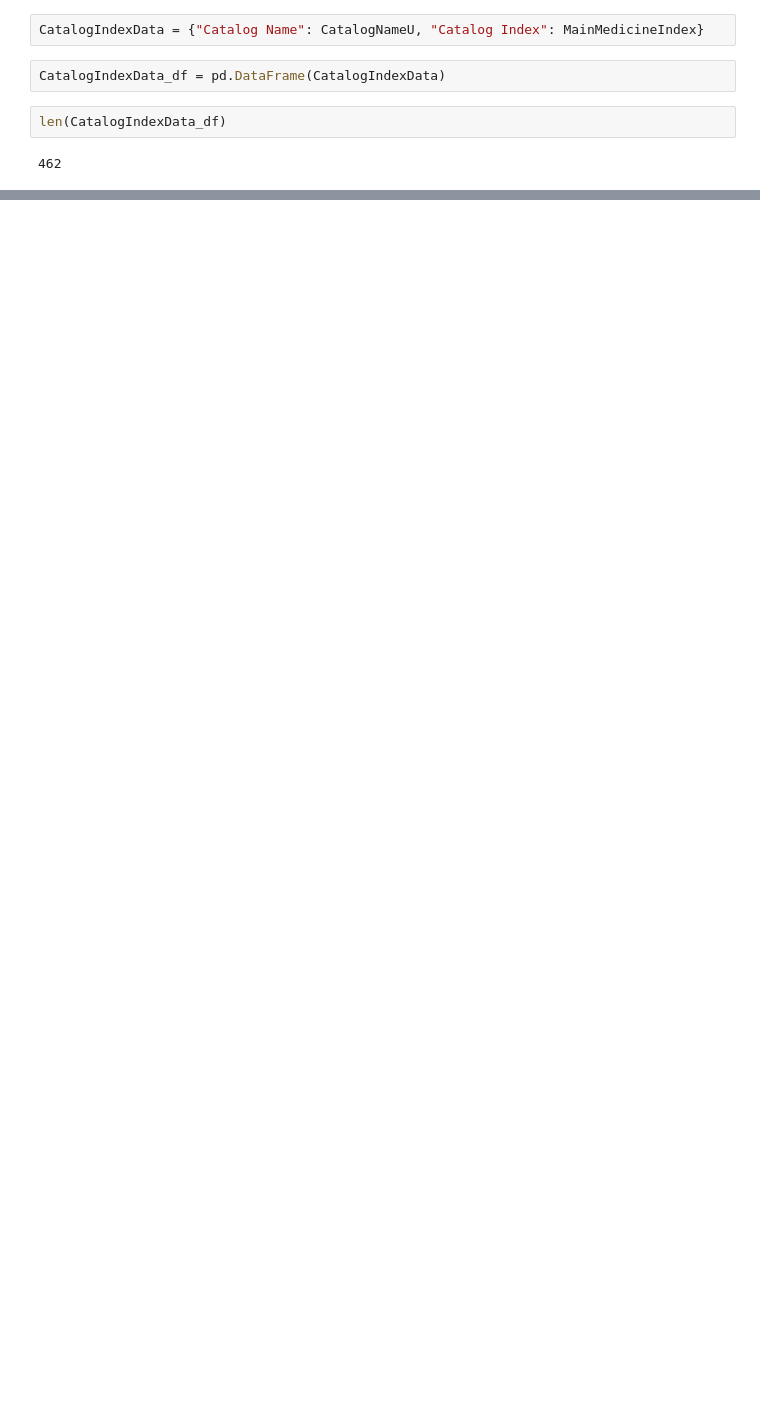
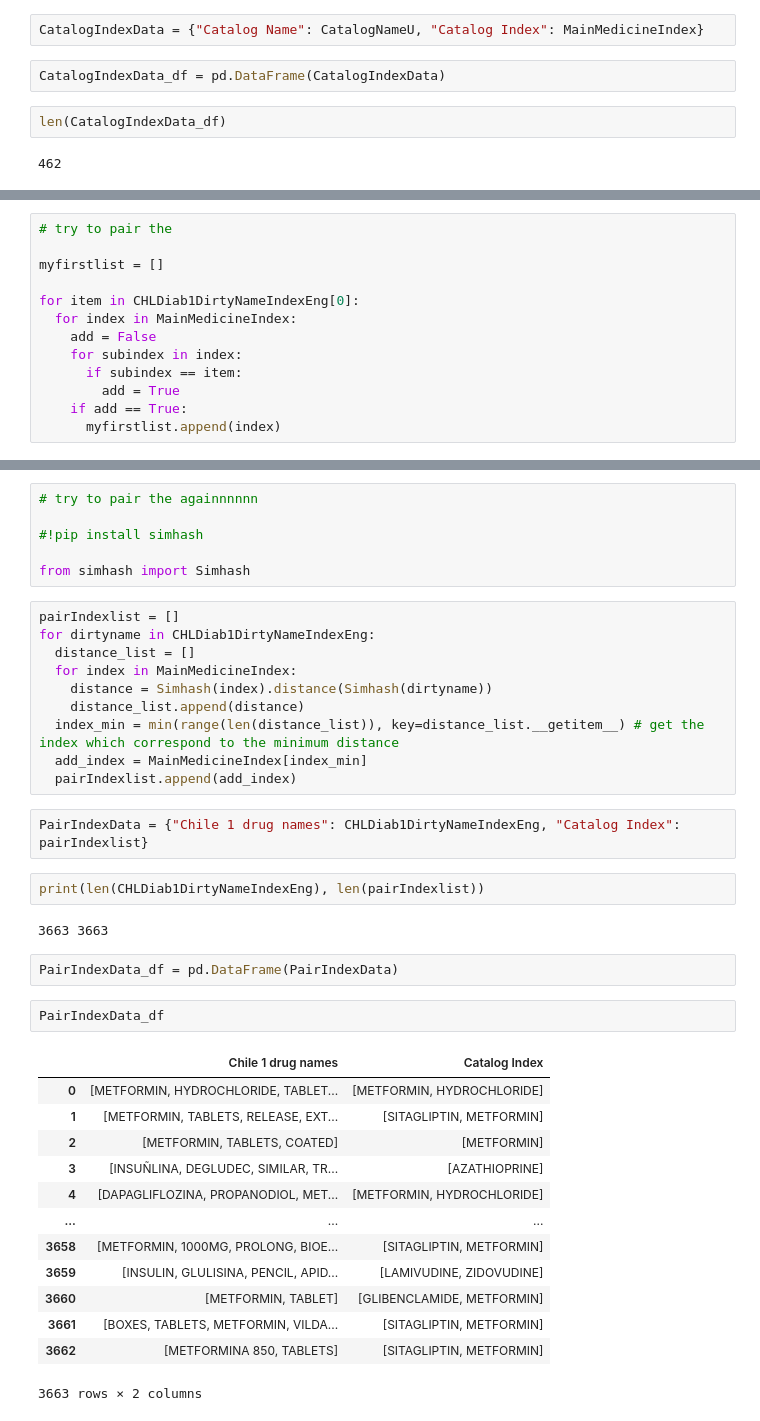
Before and after one commit to wenjunc2/PAHO-Drug-Data-Cleaning-Summer-2022, a Jupyter notebook: 普通编程.ipynb, the cells around one changed output, grey strips where cells are left out. Saved outputs shown, nothing was run; the diff lists cells and outputs as text; blank space fills up the shorter version.

```diff
--- a/普通编程.ipynb
+++ b/普通编程.ipynb
@@ -164,0 +232,13 @@ CatalogIndexData_df
+# %%
+# try to pair the
+
+myfirstlist = []
+
+for item in CHLDiab1DirtyNameIndexEng[0]:
+  for index in MainMedicineIndex:
+    add = False
+    for subindex in index:
+      if subindex == item:
+        add = True
+    if add == True:
+      myfirstlist.append(index)
@@ -164,0 +271,40 @@ CatalogIndexData_df
+# %%
+# try to pair the againnnnnn
+
+#!pip install simhash
+
+from simhash import Simhash
+# %%
+pairIndexlist = []
+for dirtyname in CHLDiab1DirtyNameIndexEng:
+  distance_list = []
+  for index in MainMedicineIndex:
+    distance = Simhash(index).distance(Simhash(dirtyname))
+    distance_list.append(distance)
+  index_min = min(range(len(distance_list)), key=distance_list.__getitem__) # get the index which correspond to the minimum distance
+  add_index = MainMedicineIndex[index_min]
+  pairIndexlist.append(add_index)
+# %%
+PairIndexData = {"Chile 1 drug names": CHLDiab1DirtyNameIndexEng, "Catalog Index": pairIndexlist}
+# %%
+print(len(CHLDiab1DirtyNameIndexEng), len(pairIndexlist))
+# %% [output]
+3663 3663
+# %%
+PairIndexData_df = pd.DataFrame(PairIndexData)
+# %%
+PairIndexData_df
+# %% [output]
+|  | Chile 1 drug names | Catalog Index |
+| 0 | [METFORMIN, HYDROCHLORIDE, TABLET... | [METFORMIN, HYDROCHLORIDE] |
+| 1 | [METFORMIN, TABLETS, RELEASE, EXT... | [SITAGLIPTIN, METFORMIN] |
+| 2 | [METFORMIN, TABLETS, COATED] | [METFORMIN] |
+| 3 | [INSUÑLINA, DEGLUDEC, SIMILAR, TR... | [AZATHIOPRINE] |
+| 4 | [DAPAGLIFLOZINA, PROPANODIOL, MET... | [METFORMIN, HYDROCHLORIDE] |
+| ... | ... | ... |
+| 3658 | [METFORMIN, 1000MG, PROLONG, BIOE... | [SITAGLIPTIN, METFORMIN] |
+| 3659 | [INSULIN, GLULISINA, PENCIL, APID... | [LAMIVUDINE, ZIDOVUDINE] |
+| 3660 | [METFORMIN, TABLET] | [GLIBENCLAMIDE, METFORMIN] |
+| 3661 | [BOXES, TABLETS, METFORMIN, VILDA... | [SITAGLIPTIN, METFORMIN] |
+| 3662 | [METFORMINA 850, TABLETS] | [SITAGLIPTIN, METFORMIN] |
+3663 rows × 2 columns
```
Also changed, not shown: parts of 42 cells of this notebook.
